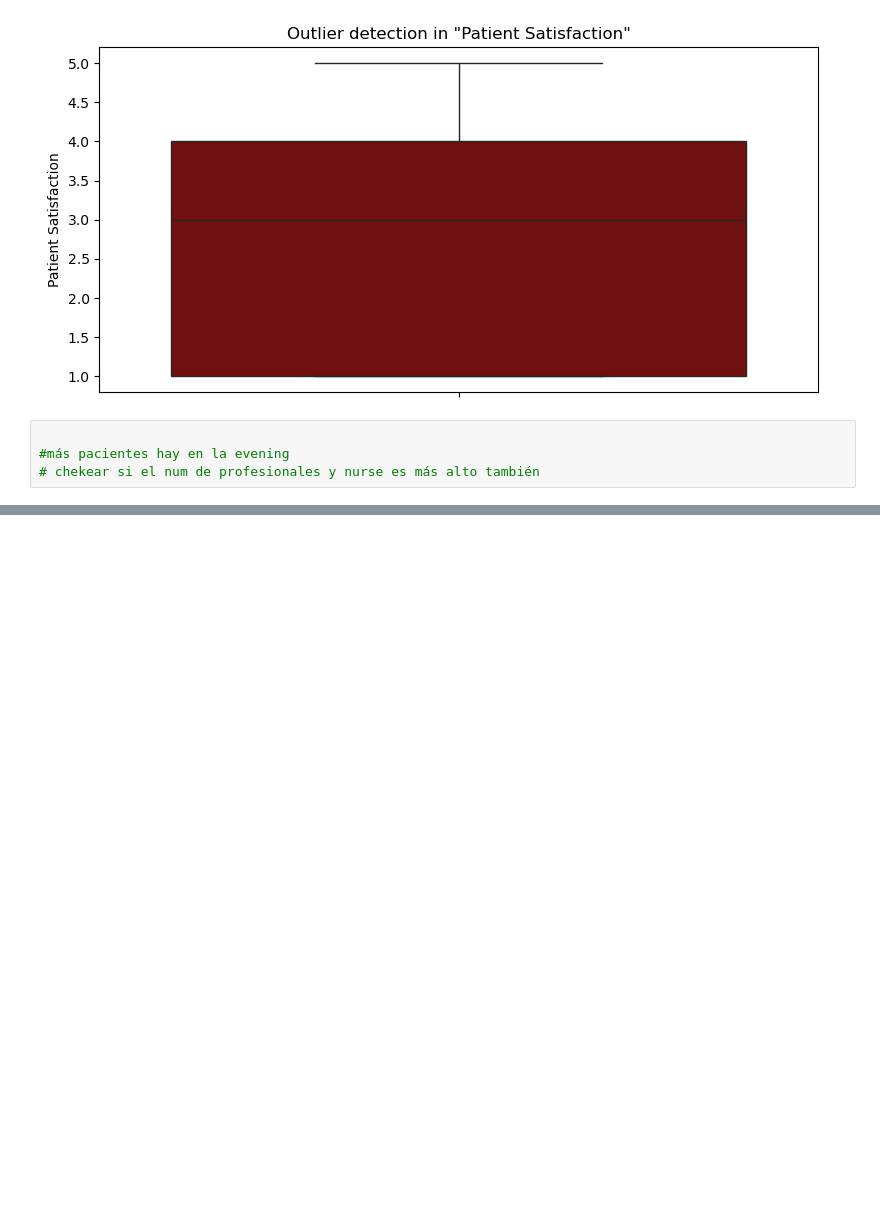
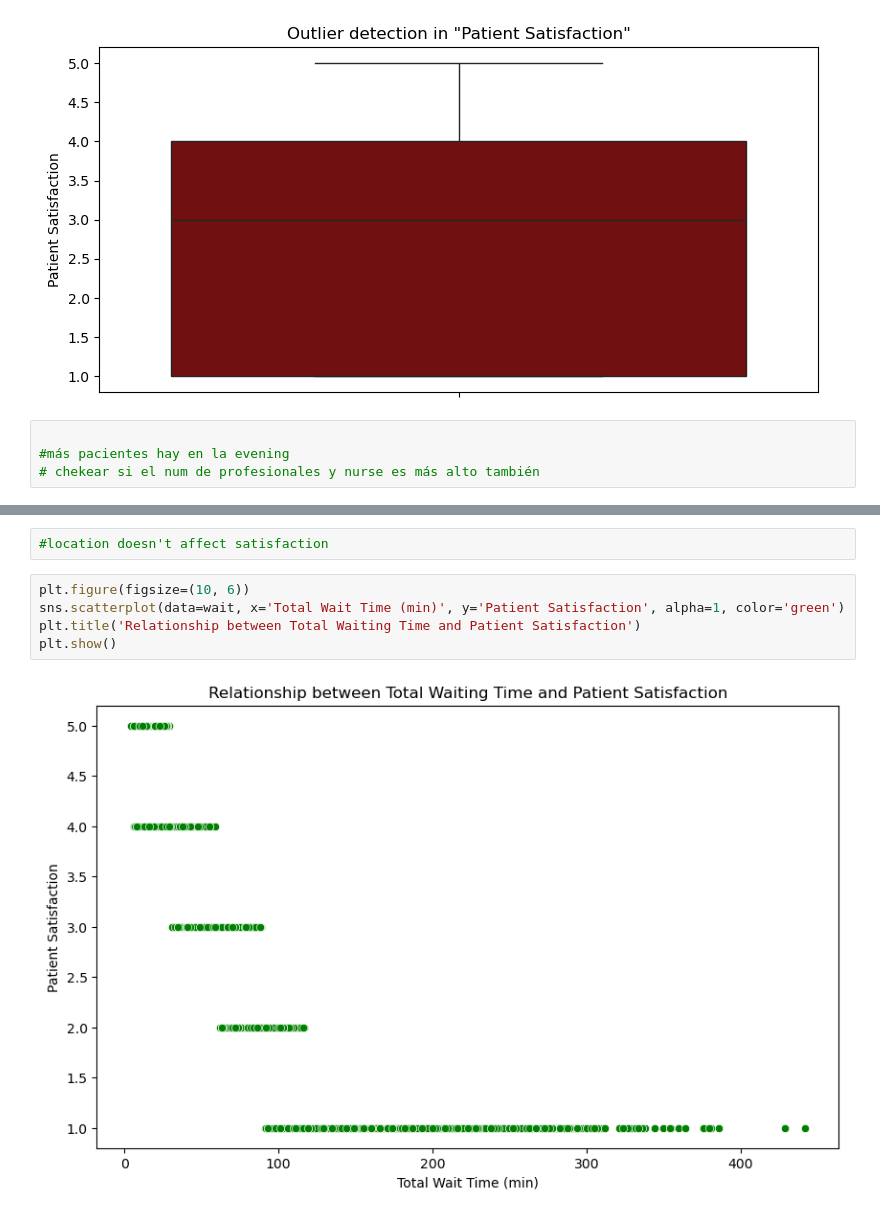
Before and after one commit to IreneDHA/Healthcare-WaitTime-Analysis, a Jupyter notebook: data_analysis.ipynb, the cells around one changed output, grey strips where cells are left out. Drawn from its saved outputs; the diff is of its cells as text; blank space fills up the shorter version.

```diff
--- a/data_analysis.ipynb
+++ b/data_analysis.ipynb
@@ -92,0 +124,9 @@ for col in correlacion2.columns:
+# %%
+#location doesn't affect satisfaction
+# %%
+plt.figure(figsize=(10, 6))
+sns.scatterplot(data=wait, x='Total Wait Time (min)', y='Patient Satisfaction', alpha=1, color='green')
+plt.title('Relationship between Total Waiting Time and Patient Satisfaction')
+plt.show()
+# %% [output]
+[figure, added]
```
Also changed, not shown: parts of 8 cells of this notebook.
